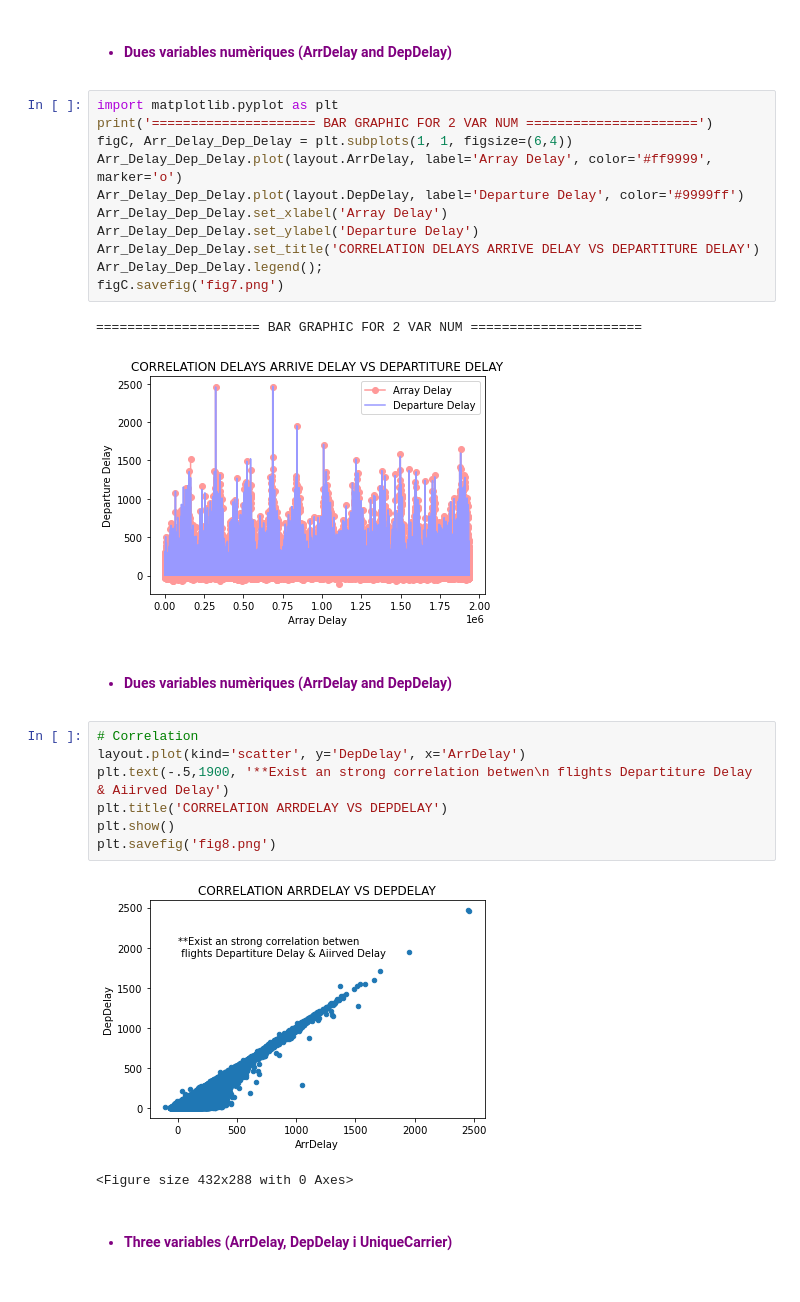
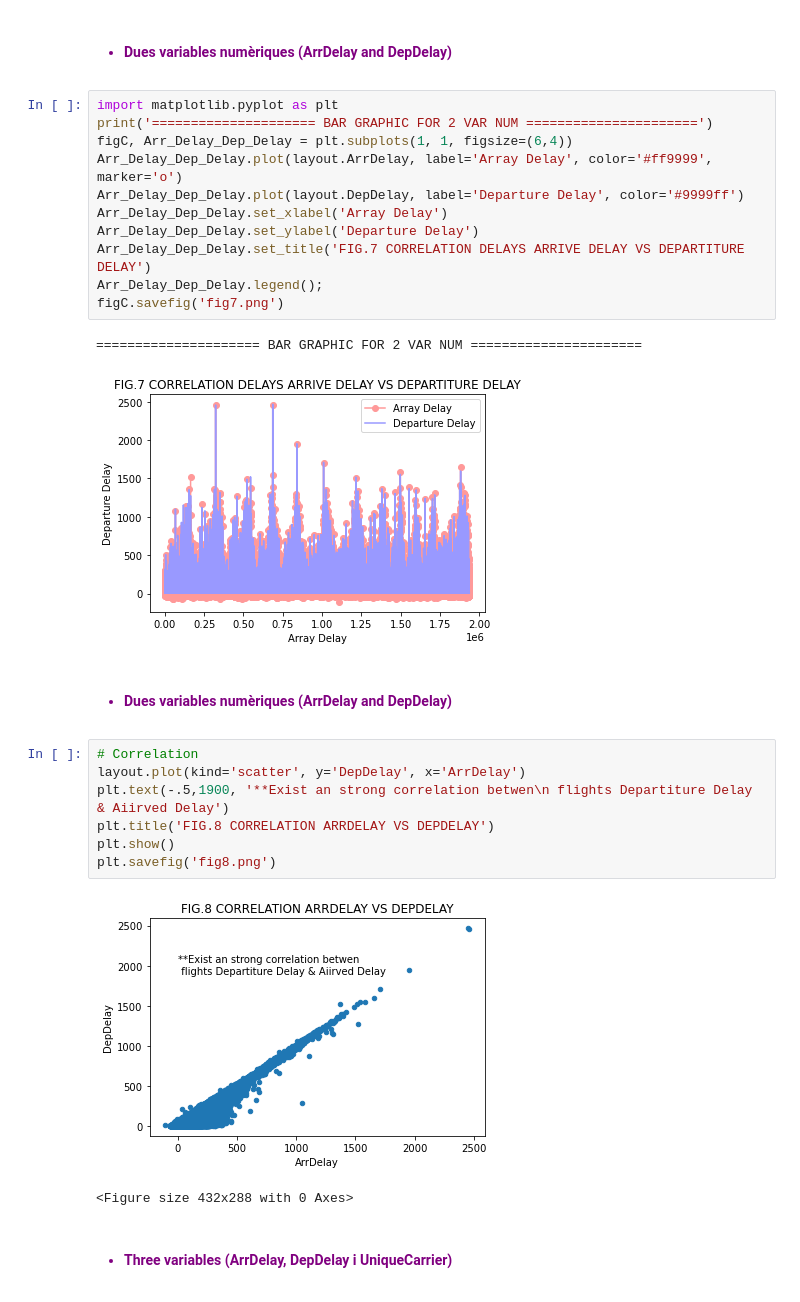
Before and after one commit to elizage/Eli-G, a Jupyter notebook: S04_T01.ipynb, the cells around one changed output. Saved outputs shown, nothing was run; the diff lists cells and outputs as text.

```diff
--- a/S04_T01.ipynb
+++ b/S04_T01.ipynb
@@ -213,17 +207,17 @@ plt.savefig('fig6.png')
 # %%
 import matplotlib.pyplot as plt
 print('===================== BAR GRAPHIC FOR 2 VAR NUM ======================')
 figC, Arr_Delay_Dep_Delay = plt.subplots(1, 1, figsize=(6,4))
 Arr_Delay_Dep_Delay.plot(layout.ArrDelay, label='Array Delay', color='#ff9999', marker='o')
 Arr_Delay_Dep_Delay.plot(layout.DepDelay, label='Departure Delay', color='#9999ff')
 Arr_Delay_Dep_Delay.set_xlabel('Array Delay')
 Arr_Delay_Dep_Delay.set_ylabel('Departure Delay')
-Arr_Delay_Dep_Delay.set_title('CORRELATION DELAYS ARRIVE DELAY VS DEPARTITURE DELAY')
+Arr_Delay_Dep_Delay.set_title('FIG.7 CORRELATION DELAYS ARRIVE DELAY VS DEPARTITURE DELAY')
 Arr_Delay_Dep_Delay.legend();
 figC.savefig('fig7.png')
 # %% [output]
 ===================== BAR GRAPHIC FOR 2 VAR NUM ======================
-[figure, old version]
+[figure, new version]
 # %% [markdown]
 <span style='color:purple'>
 <h4>
@@ -235,11 +228,11 @@ figC.savefig('fig7.png')
 # Correlation
 layout.plot(kind='scatter', y='DepDelay', x='ArrDelay')
 plt.text(-.5,1900, '**Exist an strong correlation betwen\n flights Departiture Delay & Aiirved Delay')
-plt.title('CORRELATION ARRDELAY VS DEPDELAY')
+plt.title('FIG.8 CORRELATION ARRDELAY VS DEPDELAY')
 plt.show()
 plt.savefig('fig8.png')
 # %% [output]
-[figure, old version]
+[figure, new version]
 <Figure size 432x288 with 0 Axes>
 # %% [markdown]
 <span style='color:purple'>
```
Also changed, not shown: parts of 29 cells of this notebook.
